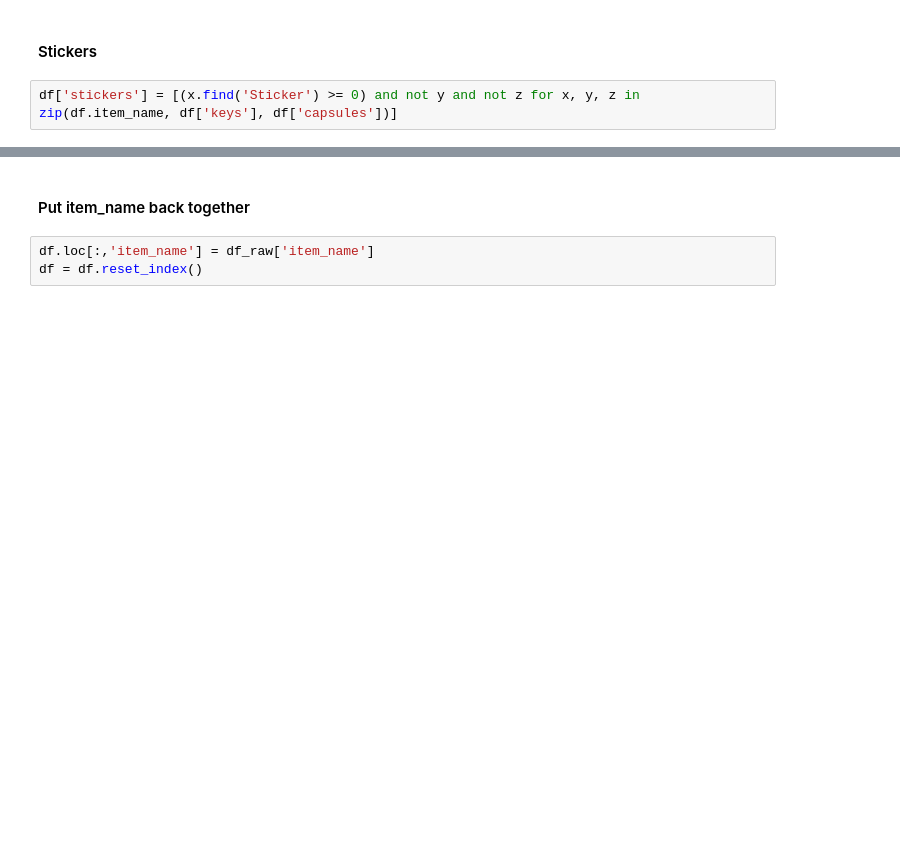
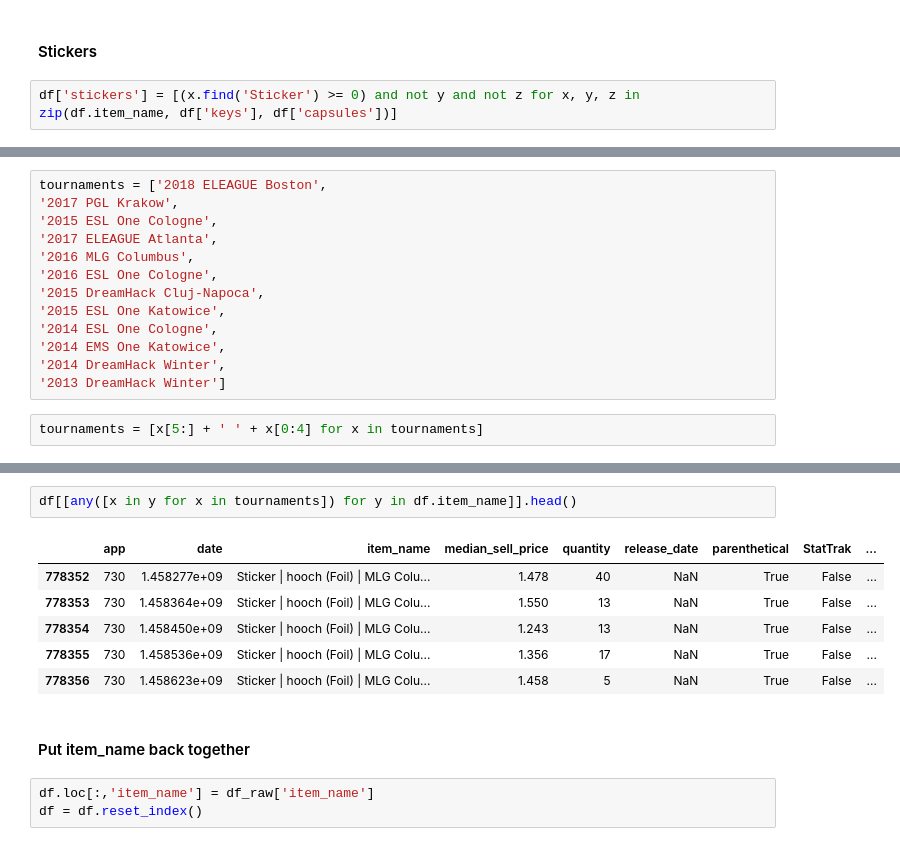
Before and after one commit to AkshayJ0shi/steam_anomaly_detection_capstone, a Jupyter notebook: csgo_features.ipynb, the cells around one changed output, grey strips where cells are left out. Cells and saved outputs as stored; diff of their text form; blank space fills up the shorter version.

```diff
--- a/csgo_features.ipynb
+++ b/csgo_features.ipynb
@@ -222,0 +225,15 @@ df.head()
+# %%
+tournaments = ['2018 ELEAGUE Boston',
+'2017 PGL Krakow',
+'2015 ESL One Cologne',
+'2017 ELEAGUE Atlanta',
+'2016 MLG Columbus',
+'2016 ESL One Cologne',
+'2015 DreamHack Cluj-Napoca',
+'2015 ESL One Katowice',
+'2014 ESL One Cologne',
+'2014 EMS One Katowice',
+'2014 DreamHack Winter',
+'2013 DreamHack Winter']
+# %%
+tournaments = [x[5:] + ' ' + x[0:4] for x in tournaments]
@@ -223,3 +255,12 @@ df.head()
+# %%
+df[[any([x in y for x in tournaments]) for y in df.item_name]].head()
+# %% [output]
+|  | app | date | item_name | median_sell_price | quantity | release_date | parenthetical | StatTrak | ... |
+| 778352 | 730 | 1.458277e+09 | Sticker | hooch (Foil) | MLG Colu... | 1.478 | 40 | NaN | True | False | ... |
+| 778353 | 730 | 1.458364e+09 | Sticker | hooch (Foil) | MLG Colu... | 1.550 | 13 | NaN | True | False | ... |
+| 778354 | 730 | 1.458450e+09 | Sticker | hooch (Foil) | MLG Colu... | 1.243 | 13 | NaN | True | False | ... |
+| 778355 | 730 | 1.458536e+09 | Sticker | hooch (Foil) | MLG Colu... | 1.356 | 17 | NaN | True | False | ... |
+| 778356 | 730 | 1.458623e+09 | Sticker | hooch (Foil) | MLG Colu... | 1.458 | 5 | NaN | True | False | ... |
 # %% [markdown]
 #### Put item_name back together
 # %%
```
Also changed, not shown: parts of 2 cells of this notebook.
